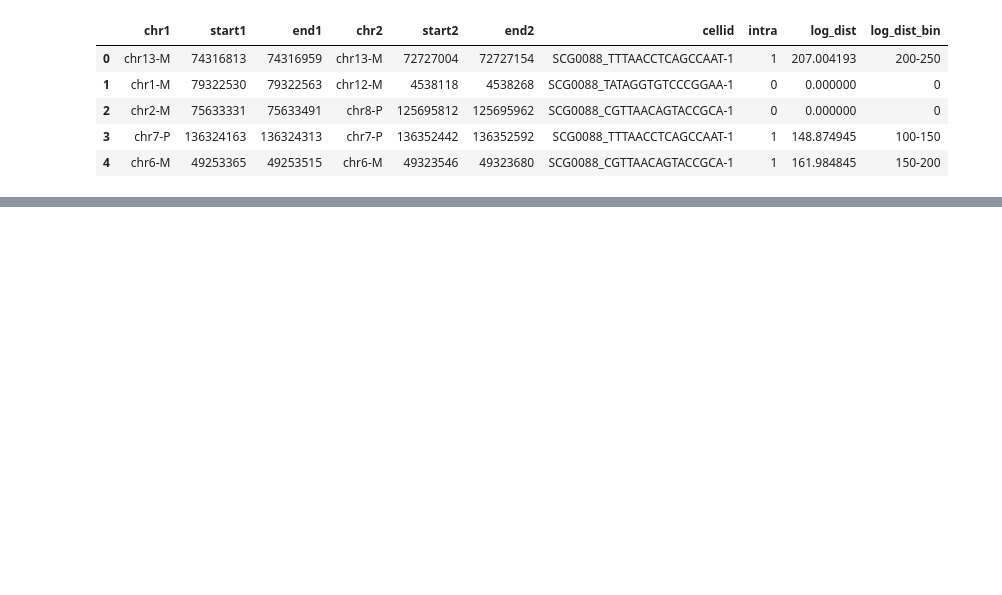
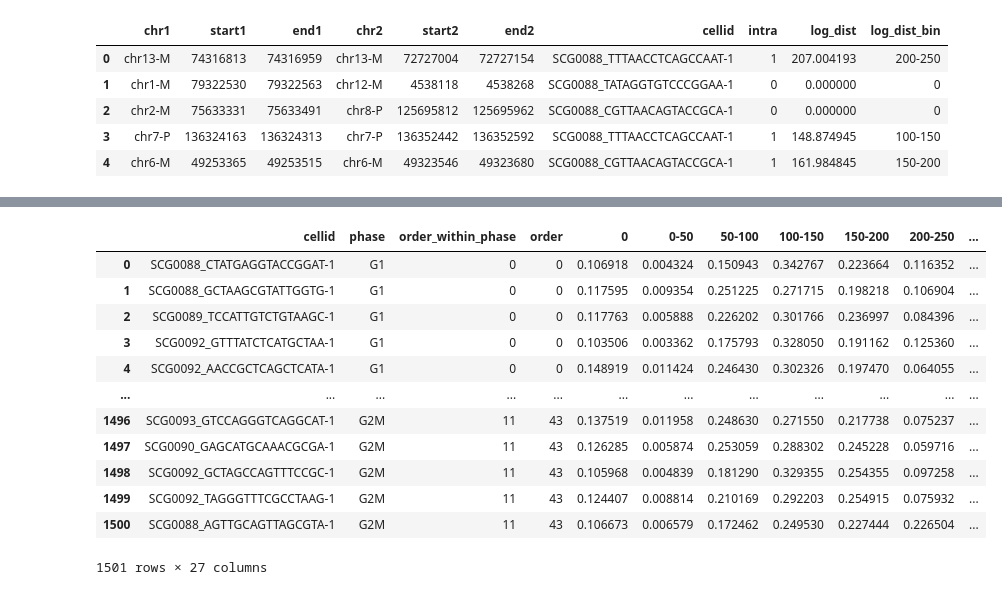
Before and after one commit to yahorlahunovich/wb-project, a Jupyter notebook: notebooks/feature_engineering_yahor.ipynb, the cells around one changed output, grey strips where cells are left out. Saved outputs shown, nothing was run; the diff lists cells and outputs as text; code cells hidden in the pictures; blank space fills up the shorter version.

```diff
--- a/notebooks/feature_engineering_yahor.ipynb
+++ b/notebooks/feature_engineering_yahor.ipynb
@@ -62 +48,17 @@ prob_df
+# %%
+contact['log_dist_not_intra'] = np.where(contact['intra'] != 1, (np.log2(
+    np.abs(contact['end2'] - contact['end1']) + 1) + 0.1) / 0.1, 0)
+
+n = (contact['log_dist_not_intra'] > 0).sum()
+bins = [-1, 0, 50, 100, 150, 200, 250, 300]
+labels = ['0a', '0-50a', '50-100a', '100-150a',
+          '150-200a', '200-250a', '250-300a']
+contact['log_dist_bin_ni'] = pd.cut(
+    contact['log_dist_not_intra'], bins=bins, labels=labels)
+
+prob_df = contact.groupby(['cellid', 'log_dist_bin_ni']
+                          ).size().unstack(fill_value=0)
+prob_df = prob_df.div(prob_df.sum(axis=1), axis=0)
+
+train = train.merge(prob_df, on='cellid', how='left')
 # %%
@@ -64,6 +67,3 @@ train = train.merge(prob_df, on='cellid', how='left')
-# %%
-total_contacts = contact.groupby('cellid').size().rename('total_contacts')
-train = train.merge(total_contacts, on='cellid', how='left')
 # %%
 # Intra vs Inter contacts proportions
 contact_type = contact.groupby(
@@ -82,6 +82,22 @@ intra_bins = intra_contact.groupby(
 intra_bins = intra_bins.div(intra_bins.sum(axis=1), axis=0)
 intra_bins.columns = [f'intra_{col}' for col in intra_bins.columns]
 train = train.merge(intra_bins, on='cellid', how='left')
+# %%
+train
+# %% [output]
+|  | cellid | phase | order_within_phase | order | 0 | 0-50 | 50-100 | 100-150 | 150-200 | 200-250 | ... |
+| 0 | SCG0088_CTATGAGGTACCGGAT-1 | G1 | 0 | 0 | 0.106918 | 0.004324 | 0.150943 | 0.342767 | 0.223664 | 0.116352 | ... |
+| 1 | SCG0088_GCTAAGCGTATTGGTG-1 | G1 | 0 | 0 | 0.117595 | 0.009354 | 0.251225 | 0.271715 | 0.198218 | 0.106904 | ... |
+| 2 | SCG0089_TCCATTGTCTGTAAGC-1 | G1 | 0 | 0 | 0.117763 | 0.005888 | 0.226202 | 0.301766 | 0.236997 | 0.084396 | ... |
+| 3 | SCG0092_GTTTATCTCATGCTAA-1 | G1 | 0 | 0 | 0.103506 | 0.003362 | 0.175793 | 0.328050 | 0.191162 | 0.125360 | ... |
+| 4 | SCG0092_AACCGCTCAGCTCATA-1 | G1 | 0 | 0 | 0.148919 | 0.011424 | 0.246430 | 0.302326 | 0.197470 | 0.064055 | ... |
+| ... | ... | ... | ... | ... | ... | ... | ... | ... | ... | ... | ... |
+| 1496 | SCG0093_GTCCAGGGTCAGGCAT-1 | G2M | 11 | 43 | 0.137519 | 0.011958 | 0.248630 | 0.271550 | 0.217738 | 0.075237 | ... |
+| 1497 | SCG0090_GAGCATGCAAACGCGA-1 | G2M | 11 | 43 | 0.126285 | 0.005874 | 0.253059 | 0.288302 | 0.245228 | 0.059716 | ... |
+| 1498 | SCG0092_GCTAGCCAGTTTCCGC-1 | G2M | 11 | 43 | 0.105968 | 0.004839 | 0.181290 | 0.329355 | 0.254355 | 0.097258 | ... |
+| 1499 | SCG0092_TAGGGTTTCGCCTAAG-1 | G2M | 11 | 43 | 0.124407 | 0.008814 | 0.210169 | 0.292203 | 0.254915 | 0.075932 | ... |
+| 1500 | SCG0088_AGTTGCAGTTAGCGTA-1 | G2M | 11 | 43 | 0.106673 | 0.006579 | 0.172462 | 0.249530 | 0.227444 | 0.226504 | ... |
+1501 rows × 27 columns
 # %%
 # Define short-range (<200) vs long-range (>=200)
 train['short_range_ratio'] = train[[
```
Also changed, not shown: parts of 11 cells of this notebook, 2 other files.
